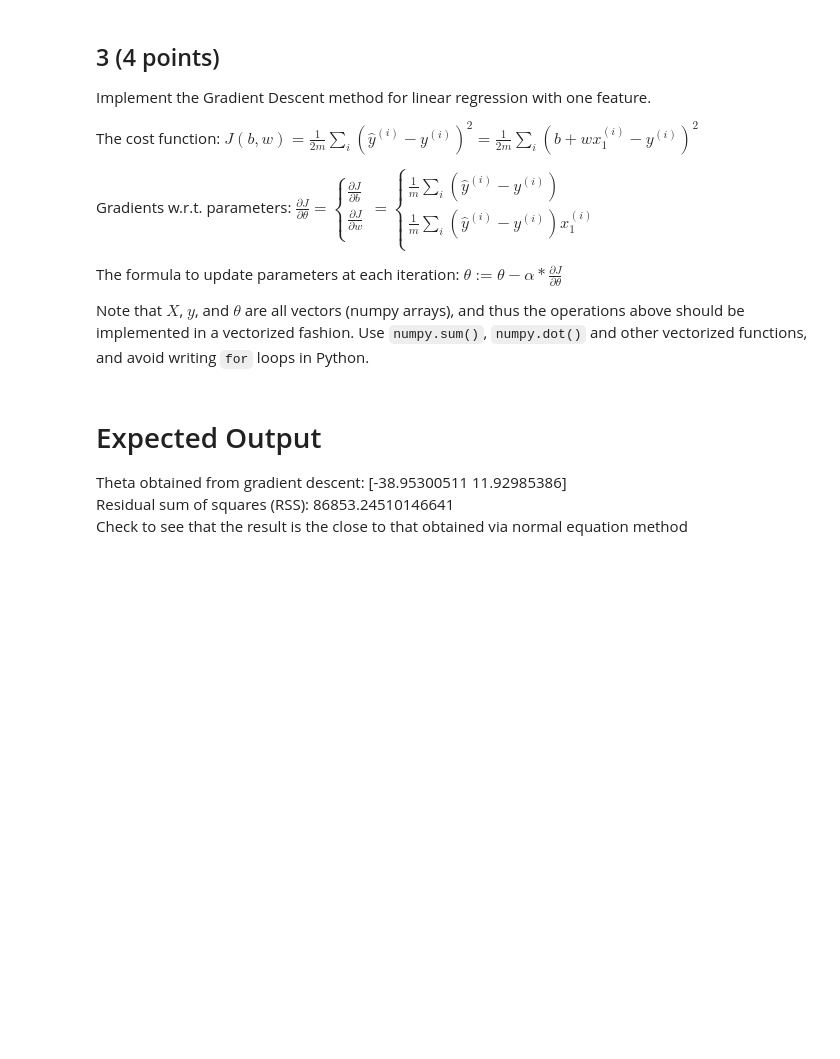
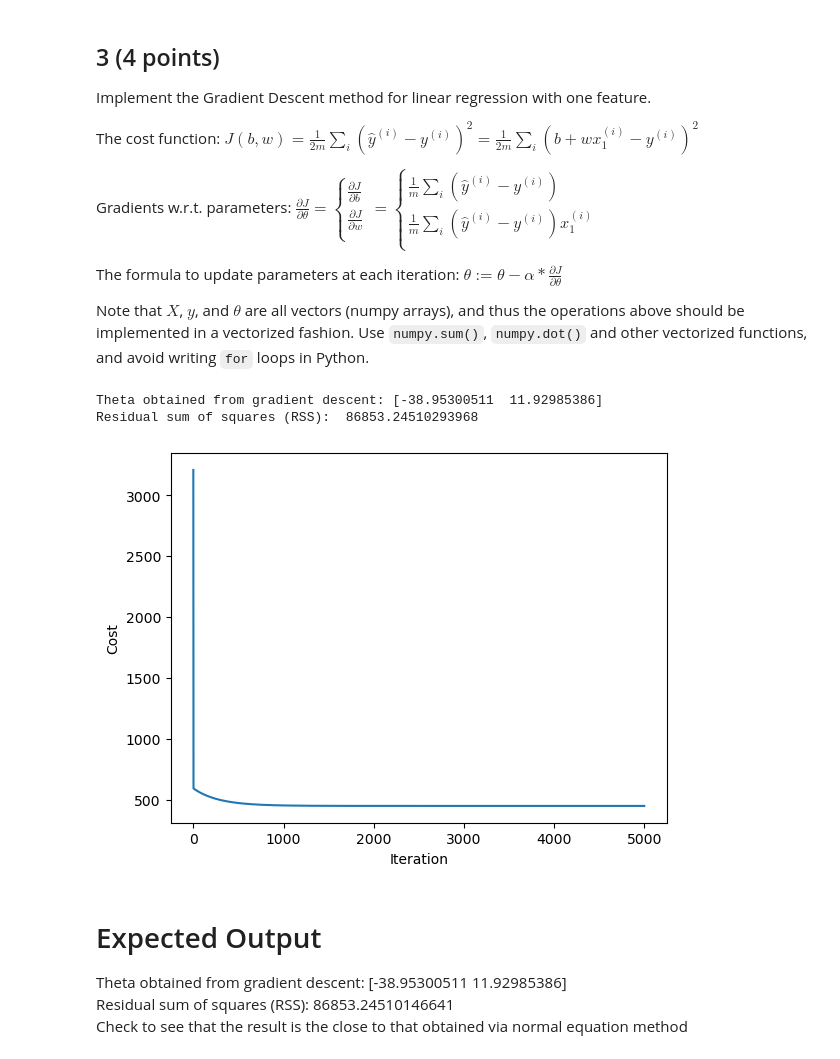
Before and after one commit to Juanlo01/CS, a Jupyter notebook: 549/A2_Linear_Regression.ipynb, the cells around one changed output. Saved outputs shown, nothing was run; the diff lists cells and outputs as text; code cells hidden in the pictures; blank space fills up the shorter version.

```diff
--- a/549/A2_Linear_Regression.ipynb
+++ b/549/A2_Linear_Regression.ipynb
@@ -223,3 +191,55 @@ def gradientDescent(X, y, theta, alpha, num_iters):
+# %%
+# Define the gradientDescent function
+import numpy as np
+import matplotlib.pyplot as plt
+
+def gradientDescent(X, y, theta, alpha, num_iters):
+    m = len(y)
+    cost_array = []
+
+    for i in range(0, num_iters):
+        # Make predictions
+        y_hat = np.dot(X, theta)
+
+        # Compute the difference between prediction (y_hat) and ground truth label (y)
+        diff = y_hat - y
+
+        # Compute the cost
+        cost = (1 / (2 * m)) * np.dot(diff.T, diff)
+        cost_array.append(cost)
+
+        # Compute gradients
+        gradients = (1 / m) * np.dot(X.T, diff)
+
+        # Update theta
+        theta = theta - alpha * gradients
+
+    # Compute residuals
+    RSS = np.sum((y_hat - y) ** 2)
+
+    return theta, RSS, cost_array
+
+# Define learning rate and maximum iteration number
+ALPHA = 0.01
+MAX_ITER = 5000
+
+# Initialize theta to [0,0]
+theta = np.zeros(2)
+
+theta_method2, RSS2, cost_array = gradientDescent(Xprime, y, theta, ALPHA, MAX_ITER)
+
+print('Theta obtained from gradient descent:', theta_method2)
+print('Residual sum of squares (RSS): ', RSS2)
+
+# Plot the cost against iteration number
+plt.plot(range(MAX_ITER), cost_array)
+plt.xlabel('Iteration')
+plt.ylabel('Cost')
+plt.show()
+# %% [output]
+Theta obtained from gradient descent: [-38.95300511  11.92985386]
+Residual sum of squares (RSS):  86853.24510293968
+[figure, added]
 # %%
 # This cell is to evaluate the gradientDescent function implemented above
 
```
Also changed, not shown: parts of 5 cells of this notebook.
